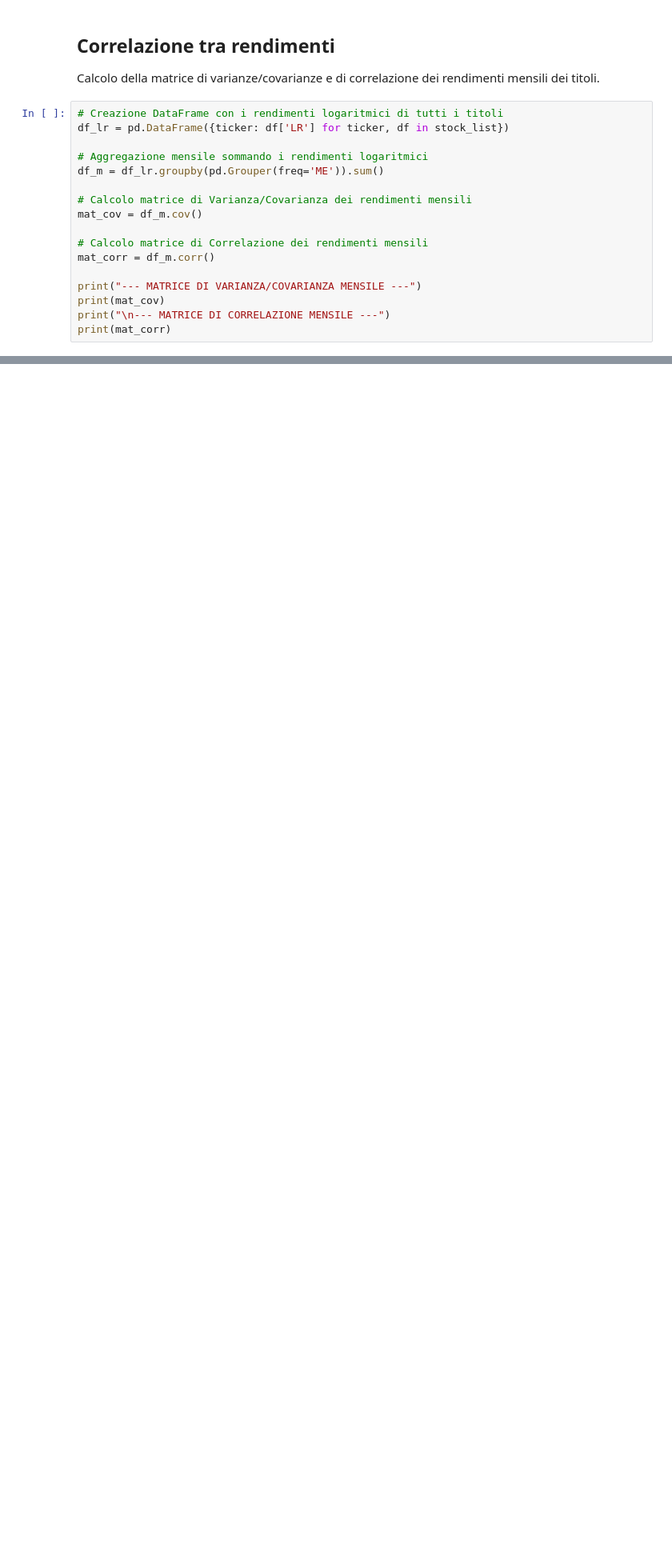
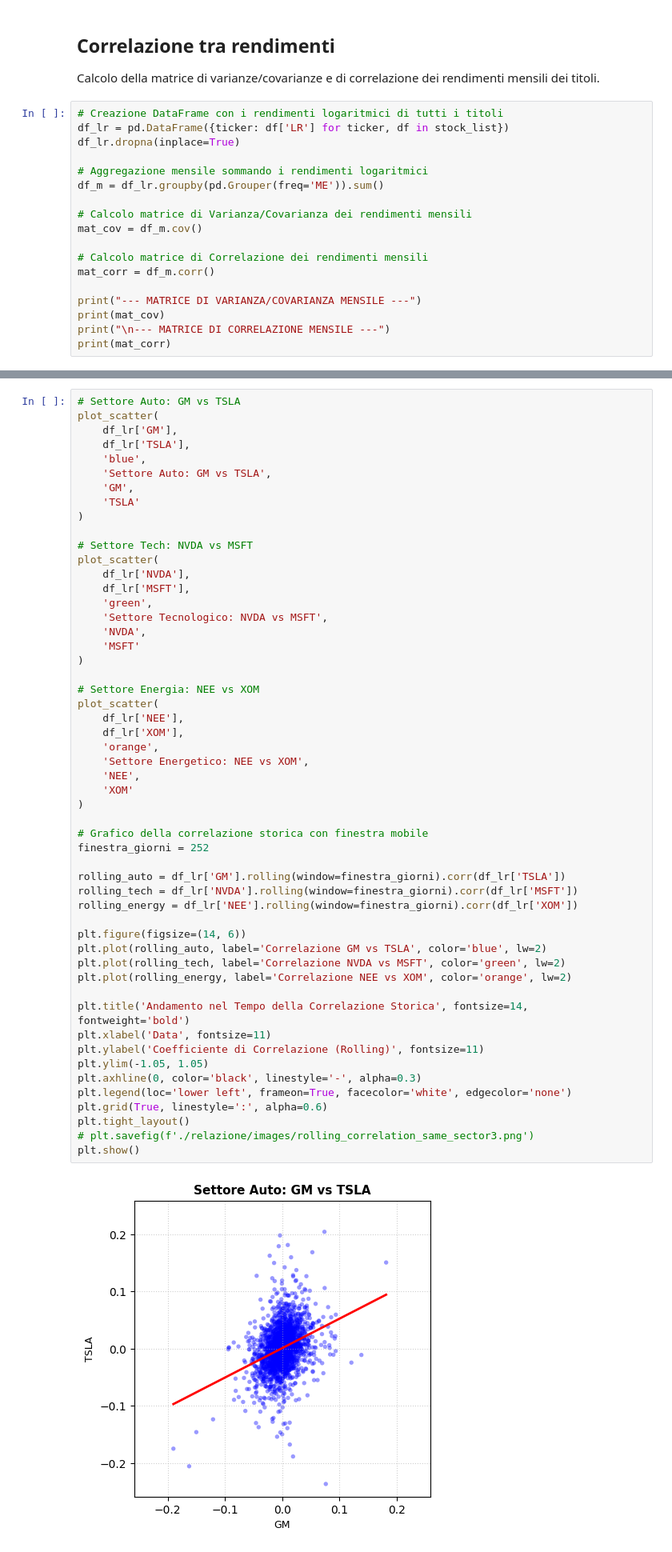
Before and after one commit to LucaGiani787/finance-project, a Jupyter notebook: project.ipynb, the cells around one changed output, grey strips where cells are left out. Shown at 80% size. Drawn from its saved outputs; the diff is of its cells as text; blank space fills up the shorter version.

Commit message:
feat: add rolling correlation plot and scatter plot

```diff
--- a/project.ipynb
+++ b/project.ipynb
@@ -348,6 +348,7 @@ Calcolo della matrice di varianze/covarianze e di correlazione dei rendimenti me
 # %%
 # Creazione DataFrame con i rendimenti logaritmici di tutti i titoli
 df_lr = pd.DataFrame({ticker: df['LR'] for ticker, df in stock_list})
+df_lr.dropna(inplace=True)
 
 # Aggregazione mensile sommando i rendimenti logaritmici
 df_m = df_lr.groupby(pd.Grouper(freq='ME')).sum()
@@ -382,0 +420,55 @@ XOM   0.430095  0.049276 -0.016391  0.113604  0.025546  1.000000
+# %%
+# Settore Auto: GM vs TSLA
+plot_scatter(
+    df_lr['GM'],
+    df_lr['TSLA'],
+    'blue',
+    'Settore Auto: GM vs TSLA',
+    'GM',
+    'TSLA'
+)
+
+# Settore Tech: NVDA vs MSFT
+plot_scatter(
+    df_lr['NVDA'],
+    df_lr['MSFT'],
+    'green',
+    'Settore Tecnologico: NVDA vs MSFT',
+    'NVDA',
+    'MSFT'
+)
+
+# Settore Energia: NEE vs XOM
+plot_scatter(
+    df_lr['NEE'],
+    df_lr['XOM'],
+    'orange',
+    'Settore Energetico: NEE vs XOM',
+    'NEE',
+    'XOM'
+)
+
+# Grafico della correlazione storica con finestra mobile
+finestra_giorni = 252
+
+rolling_auto = df_lr['GM'].rolling(window=finestra_giorni).corr(df_lr['TSLA'])
+rolling_tech = df_lr['NVDA'].rolling(window=finestra_giorni).corr(df_lr['MSFT'])
+rolling_energy = df_lr['NEE'].rolling(window=finestra_giorni).corr(df_lr['XOM'])
+
+plt.figure(figsize=(14, 6))
+plt.plot(rolling_auto, label='Correlazione GM vs TSLA', color='blue', lw=2)
+plt.plot(rolling_tech, label='Correlazione NVDA vs MSFT', color='green', lw=2)
+plt.plot(rolling_energy, label='Correlazione NEE vs XOM', color='orange', lw=2)
+
+plt.title('Andamento nel Tempo della Correlazione Storica', fontsize=14, fontweight='bold')
+plt.xlabel('Data', fontsize=11)
+plt.ylabel('Coefficiente di Correlazione (Rolling)', fontsize=11)
+plt.ylim(-1.05, 1.05)
+plt.axhline(0, color='black', linestyle='-', alpha=0.3)
+plt.legend(loc='lower left', frameon=True, facecolor='white', edgecolor='none')
+plt.grid(True, linestyle=':', alpha=0.6)
+plt.tight_layout()
+# plt.savefig(f'./relazione/images/rolling_correlation_same_sector3.png')
+plt.show()
+# %% [output]
+[figure, added]
```
Also changed, not shown: parts of 10 cells of this notebook, 7 other files.
